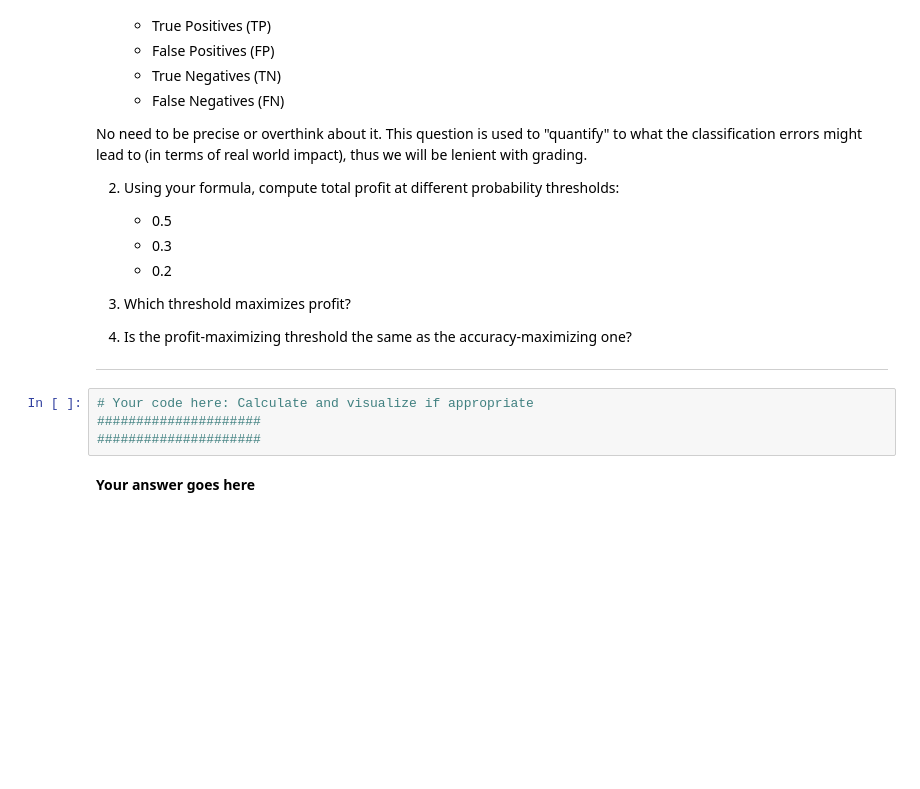
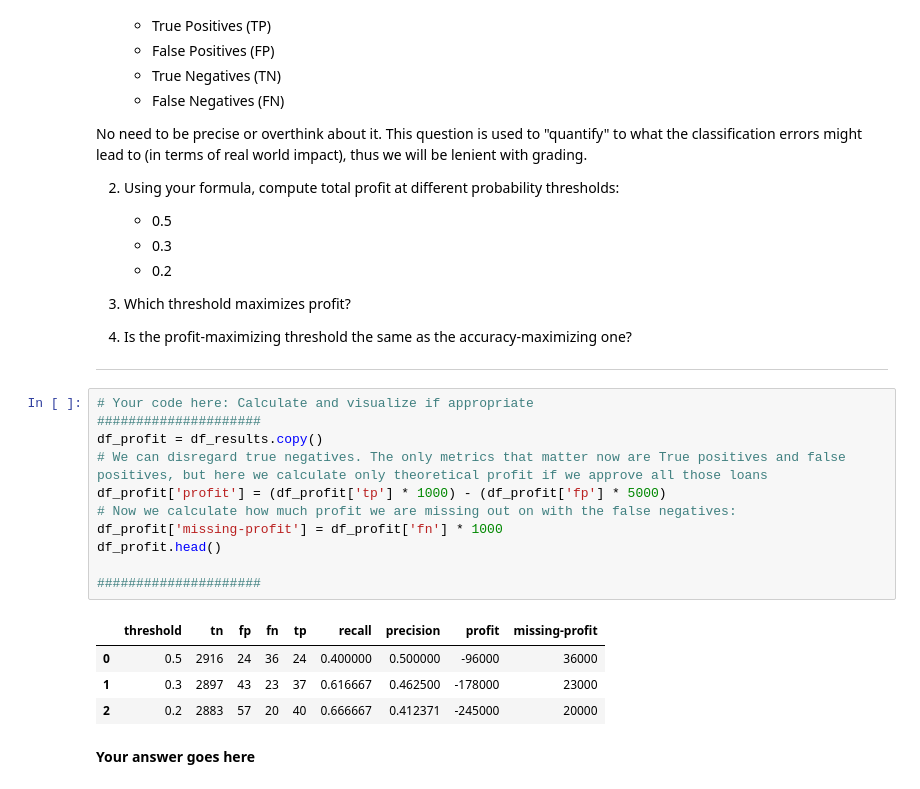
Before and after one commit to Tiimeeeyy/DataAnalysis26, a Jupyter notebook: clinic3/clinic3_empty.ipynb, the cells around one changed output. Cells and saved outputs as stored; diff of their text form; blank space fills up the shorter version.

```diff
--- a/clinic3/clinic3_empty.ipynb
+++ b/clinic3/clinic3_empty.ipynb
@@ -1097,10 +1180,22 @@ No need to be precise or overthink about it. This question is used to "quantify"
 4. Is the profit-maximizing threshold the same as the accuracy-maximizing one?
 
 ---
-# %%
-# Your code here: Calculate and visualize if appropriate
-#####################
-#####################
+# %%
+# Your code here: Calculate and visualize if appropriate
+#####################
+df_profit = df_results.copy()
+# We can disregard true negatives. The only metrics that matter now are True positives and false positives, but here we calculate only theoretical profit if we approve all those loans
+df_profit['profit'] = (df_profit['tp'] * 1000) - (df_profit['fp'] * 5000)
+# Now we calculate how much profit we are missing out on with the false negatives:
+df_profit['missing-profit'] = df_profit['fn'] * 1000
+df_profit.head()
+
+#####################
+# %% [output]
+|  | threshold | tn | fp | fn | tp | recall | precision | profit | missing-profit |
+| 0 | 0.5 | 2916 | 24 | 36 | 24 | 0.400000 | 0.500000 | -96000 | 36000 |
+| 1 | 0.3 | 2897 | 43 | 23 | 37 | 0.616667 | 0.462500 | -178000 | 23000 |
+| 2 | 0.2 | 2883 | 57 | 20 | 40 | 0.666667 | 0.412371 | -245000 | 20000 |
 # %% [markdown]
 **Your answer goes here**
 # %% [markdown]
```
Also changed, not shown: parts of 18 cells of this notebook.
